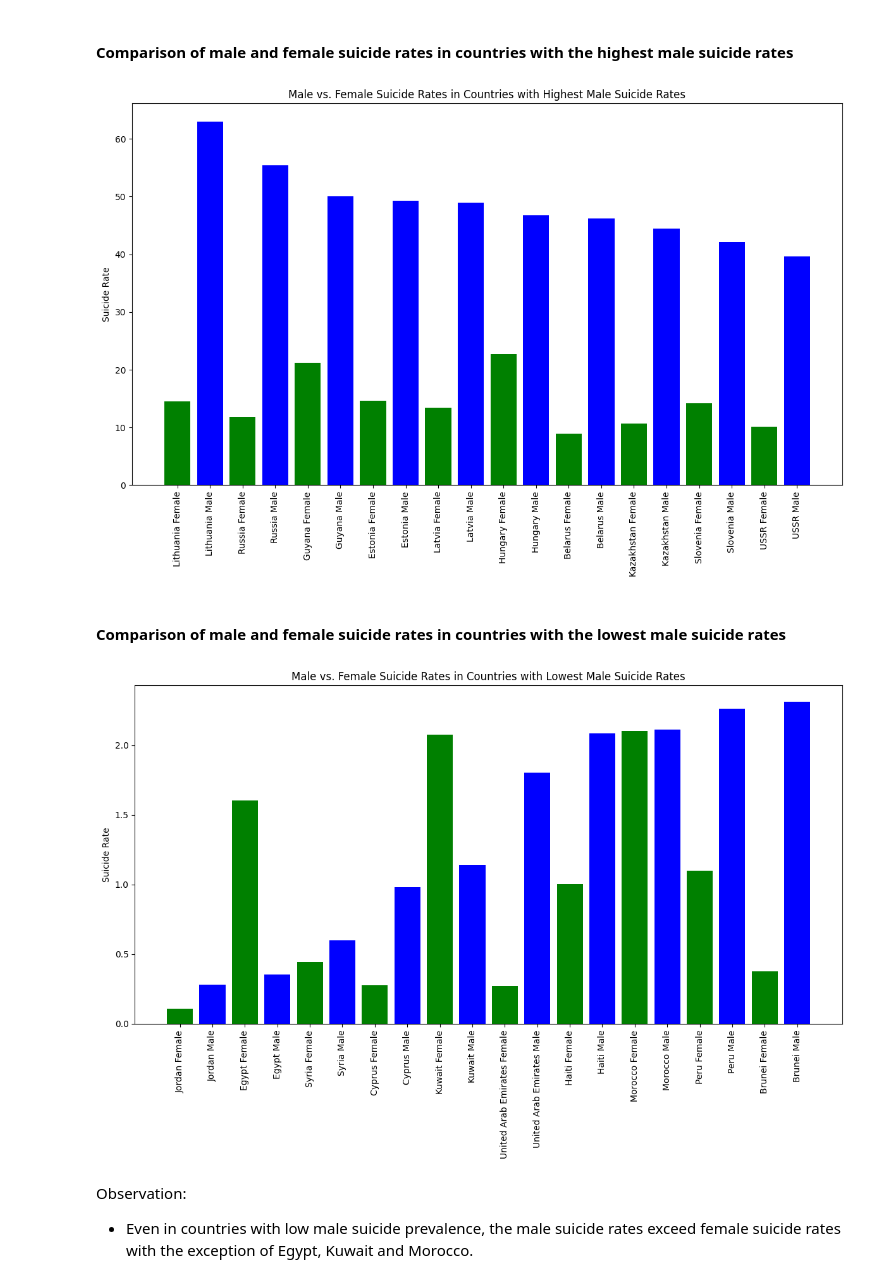
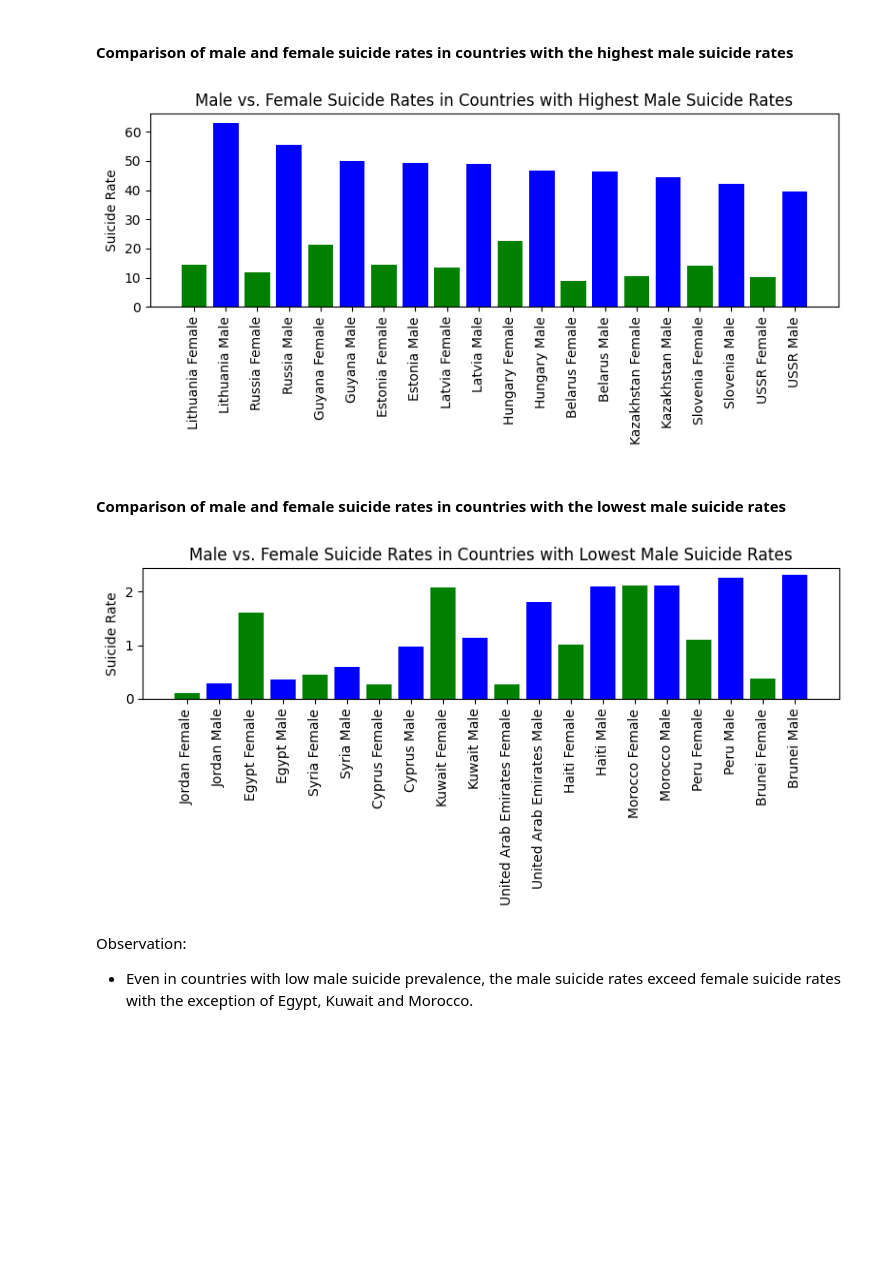
Before and after one commit to NazraJN/Suicide_rates, a Jupyter notebook: Suicide_rates_analysis.ipynb, the cells around one changed output. Drawn from its saved outputs; the diff is of its cells as text; code cells hidden in the pictures; blank space fills up the shorter version.

```diff
--- a/Suicide_rates_analysis.ipynb
+++ b/Suicide_rates_analysis.ipynb
@@ -757,19 +826,19 @@ Observation:
 # %%
 # Merge highest female suicide rates with male suicide rates
 merged_rates = pd.merge(highest_male_suicide_rates_by_country, female_suicide_rates, on='Entity', suffixes=('_female', '_male'))
 
 # Plotting
-plt.figure(figsize=(12, 8))
+plt.figure(figsize=(8, 4))
 for index, row in merged_rates.iterrows():
     plt.bar([row['Entity'] + ' Female', row['Entity'] + ' Male'], [row['Female suicide rate (WHO (2005))'], row['Male suicide rate (WHO (2005))']], color=['green', 'blue'])
 
 plt.title('Male vs. Female Suicide Rates in Countries with Highest Male Suicide Rates')
 plt.ylabel('Suicide Rate')
 plt.xticks(rotation=90)
 plt.tight_layout()
 plt.show()
 # %% [output]
-[figure, old version]
+[figure, new version]
 # %% [markdown]
 #### Comparison of male and female suicide rates in countries with the lowest male suicide rates
 # %%
@@ -777,7 +846,7 @@ plt.show()
 merged_rates = pd.merge(lowest_male_suicide_rates_by_country, female_suicide_rates, on='Entity', suffixes=('_female', '_male'))
 
 # Plotting
-plt.figure(figsize=(12, 8))
+plt.figure(figsize=(8, 4))
 for index, row in merged_rates.iterrows():
     plt.bar([row['Entity'] + ' Female', row['Entity'] + ' Male'], [row['Female suicide rate (WHO (2005))'], row['Male suicide rate (WHO (2005))']], color=['green', 'blue'])
 
@@ -787,7 +856,7 @@ plt.xticks(rotation=90)
 plt.tight_layout()
 plt.show()
 # %% [output]
-[figure, old version]
+[figure, new version]
 # %% [markdown]
 Observation:
 * Even in countries with low male suicide prevalence, the male suicide rates exceed female suicide rates with the exception of Egypt, Kuwait and Morocco.
```
Also changed, not shown: parts of 10 cells of this notebook.
